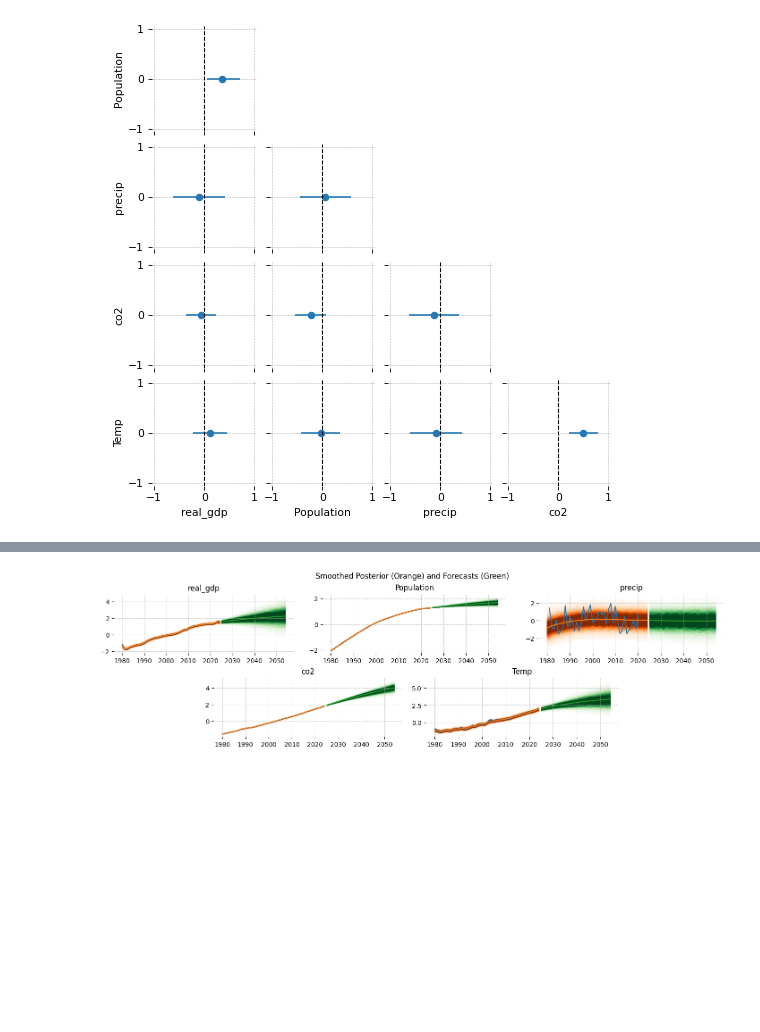
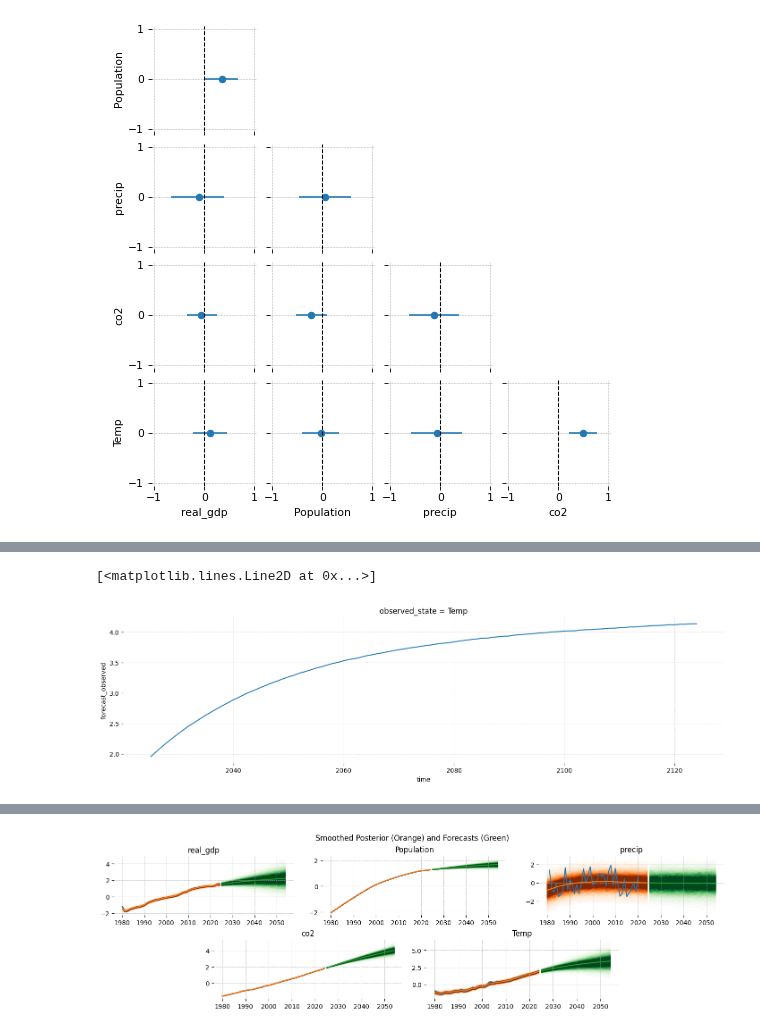
Before and after one commit to jessegrabowski/laos-climate-change, a Jupyter notebook: notebooks/final_paper/00a_time_series_forecasting_cr.ipynb, the cells around one changed output, grey strips where cells are left out. Cells and saved outputs as stored; diff of their text form; code cells hidden in the pictures; blank space fills up the shorter version.

```diff
--- a/notebooks/final_paper/00a_time_series_forecasting_cr.ipynb
+++ b/notebooks/final_paper/00a_time_series_forecasting_cr.ipynb
@@ -255,12 +267,3 @@ plot_trajectories(prior_traj,
                   vars_to_plot=['real_gdp'])
 # %% [output]
 [figure]
-# %%
-
-with climate_model:
-    idata = pm.sample(nuts_sampler='nutpie',
-                      nuts_sampler_kwargs={'backend':'jax', 'gradient_backend':'jax'},
-                      chains=6,
-                      tune=500,
-                      draws=1000,
-                      target_accept=0.95)
@@ -281,3 +270,16 @@ Estimated Time to Completion: now
+# %%
+if exists("idata/time_series_cr.idata"):
+    idata = az.from_netcdf("idata/time_series_cr.idata")
+else:
+    with climate_model:
+        idata = pm.sample(
+                          nuts_sampler='nutpie',
+                          nuts_sampler_kwargs={'backend':'jax', 'gradient_backend':'jax'},
+                          chains=6,
+                          tune=500,
+                          draws=1000,
+                          target_accept=0.95)
+    az.to_netcdf(data=idata, filename=pathlib.Path("idata/time_series_cr.idata"))
 # %%
 var_names = ['initial_level', 'initial_trend', 'alpha', 'beta', 'phi', 'sigma_obs', 'state_cov_chol_stds']
 fig, ax = plt.subplots(1, len(var_names), figsize=(14, 6), dpi=144, layout='constrained', sharey=True)
@@ -360,3 +362,8 @@ No start date provided. Using the last date in the data index. To silence this w
 Sampling: [forecast_combined]
 [interactive output not drawn]
 [interactive output not drawn]
+# %%
+forecast.mean(dim = ['chain', 'draw']).sel(observed_state = 'Temp' )['forecast_observed'].plot()
+# %% [output]
+[<matplotlib.lines.Line2D at 0x...>]
+[figure, added]
```
Also changed, not shown: parts of 11 cells of this notebook, 1 other file.
